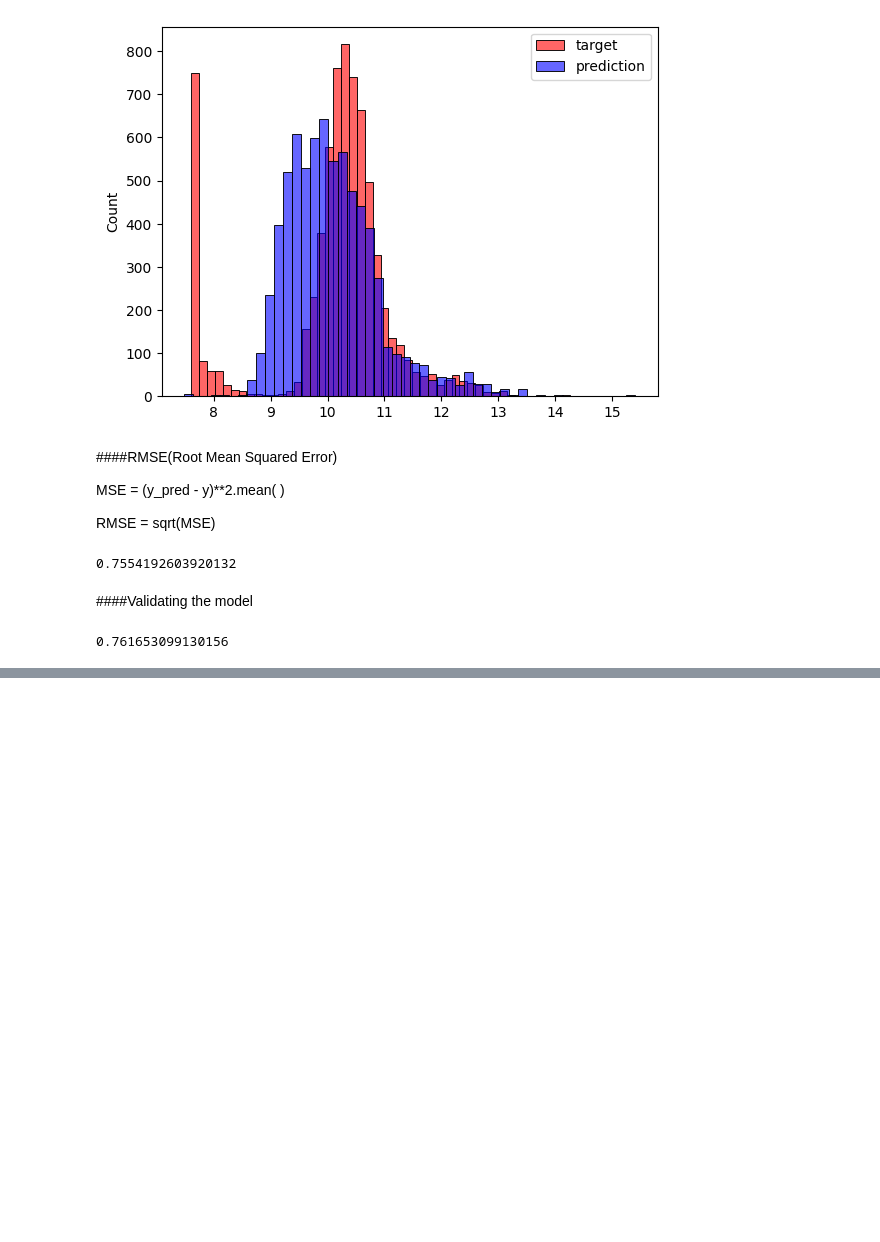
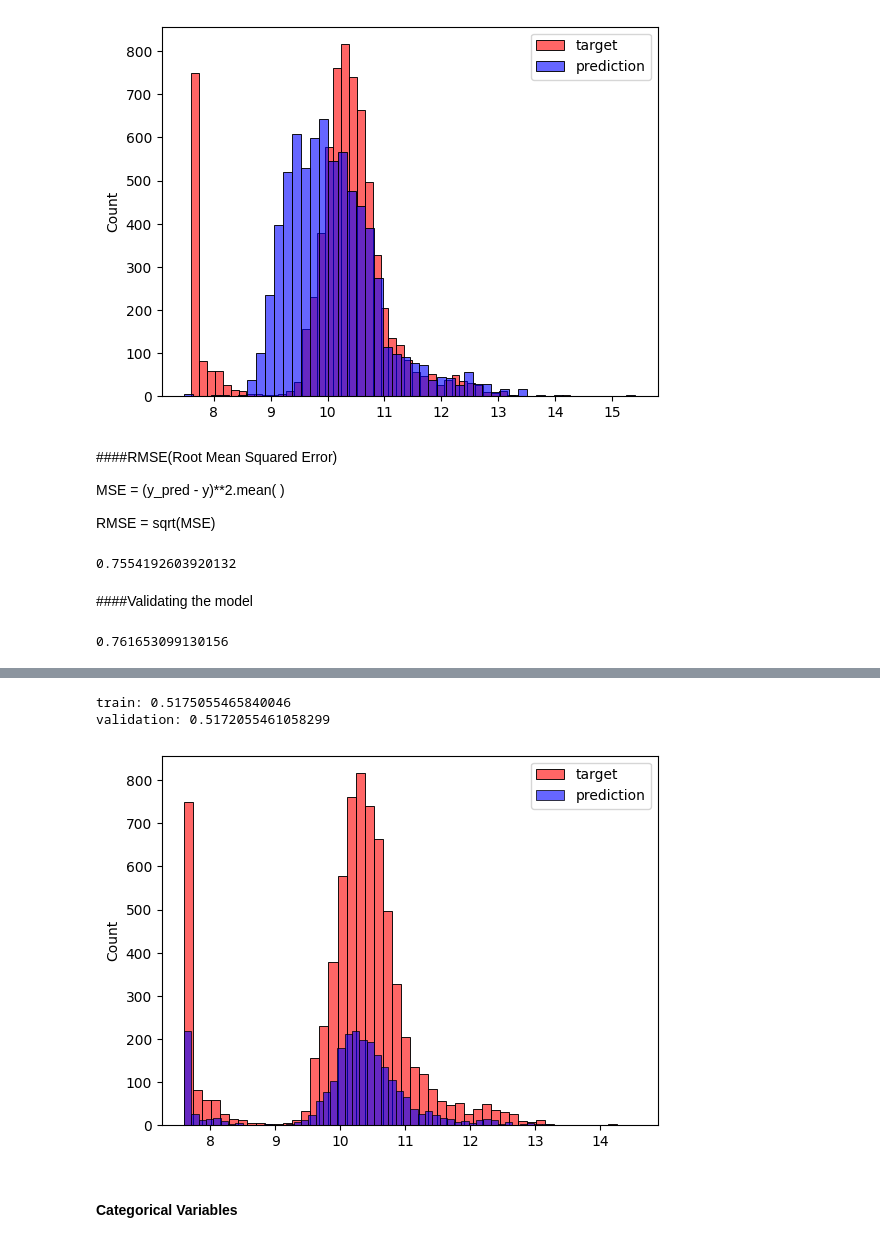
Before and after one commit to Adh101/TechAxis-Data-Science-with-Python-Notes, a Jupyter notebook: Machine_Learning_for_Regression.ipynb, the cells around one changed output, grey strips where cells are left out. Saved outputs shown, nothing was run; the diff lists cells and outputs as text; code cells hidden in the pictures; blank space fills up the shorter version.

```diff
--- a/Machine_Learning_for_Regression.ipynb
+++ b/Machine_Learning_for_Regression.ipynb
@@ -390,0 +555,25 @@ rmse(y_val,y_pred)
+# %%
+X_train = prepare_X(df_train)
+w0,w = train_linear_regression(X_train,y_train)
+
+y_pred = w0 + X_train.dot(w)
+print('train:',rmse(y_train,y_pred))
+
+X_val = prepare_X(df_val)
+w0,w = train_linear_regression(X_train,y_train)
+
+y_pred = w0 + X_val.dot(w)
+print('validation:',rmse(y_val,y_pred))
+# %% [output]
+train: 0.5175055465840046
+validation: 0.5172055461058299
+# %%
+sns.histplot(y_train, label ='target',bins =50,color ='red',alpha = 0.6)
+sns.histplot(y_val, label ='prediction',bins =50,color ='blue', alpha = 0.6)
+
+plt.legend()
+plt.show()
+# %% [output]
+[figure, added]
+# %% [markdown]
+#### Categorical Variables
```
Also changed, not shown: parts of 66 cells of this notebook.
